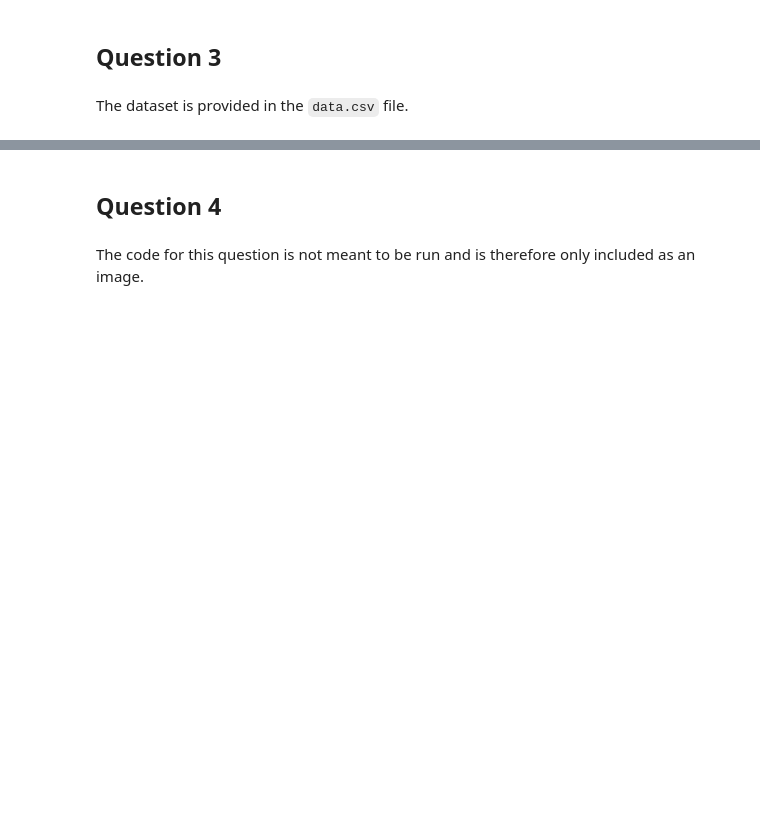
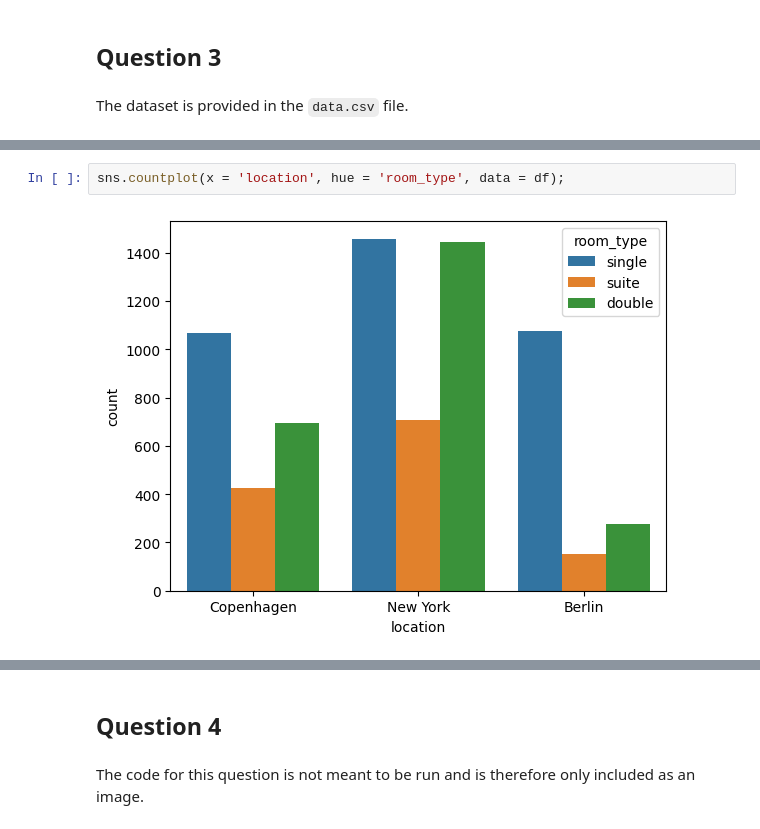
Before and after one commit to sarahpapsoe/exam-2024-pprm, a Jupyter notebook: exam2024.ipynb, the cells around one changed output, grey strips where cells are left out. Drawn from its saved outputs; the diff is of its cells as text; blank space fills up the shorter version.

```diff
--- a/exam2024.ipynb
+++ b/exam2024.ipynb
@@ -59,0 +230,4 @@ The dataset is provided in the `data.csv` file.
+# %%
+sns.countplot(x = 'location', hue = 'room_type', data = df);
+# %% [output]
+[figure, added]
```
Also changed, not shown: parts of 25 cells of this notebook.
